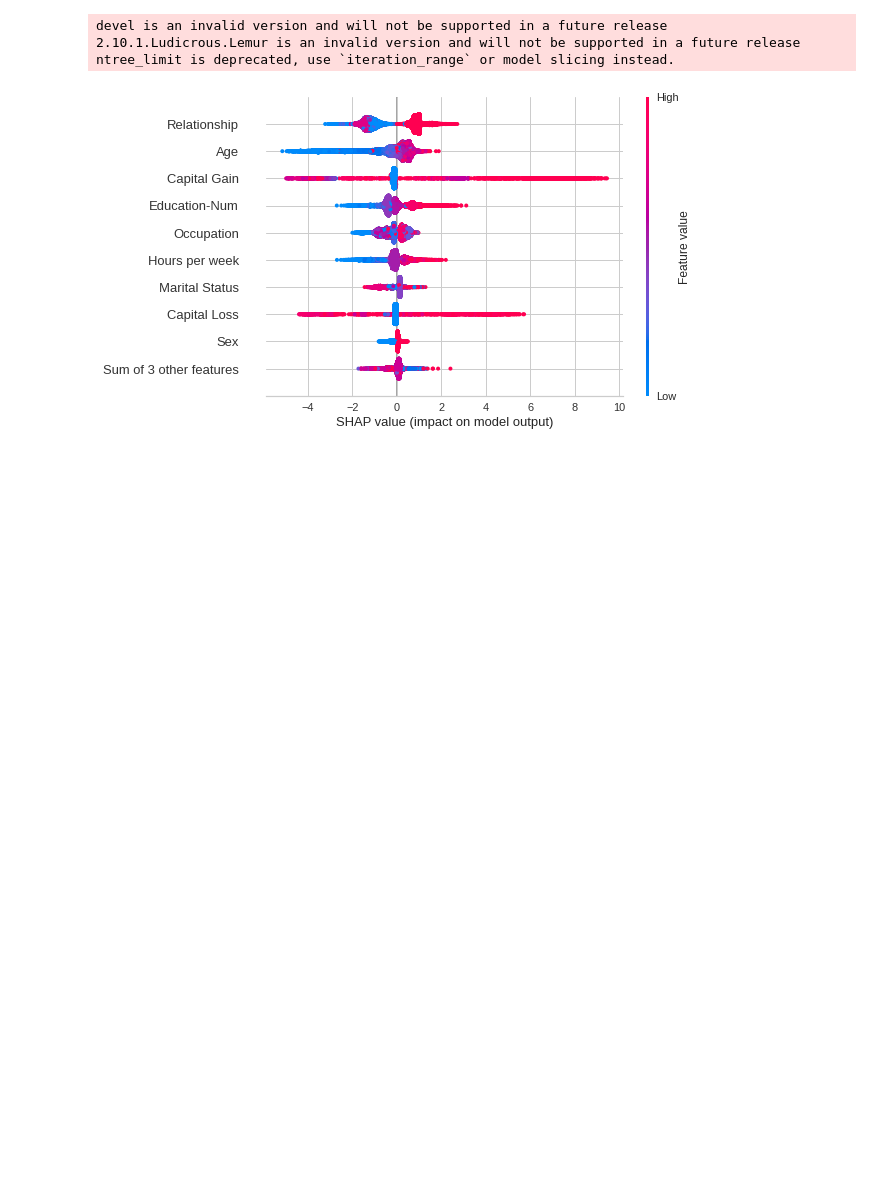
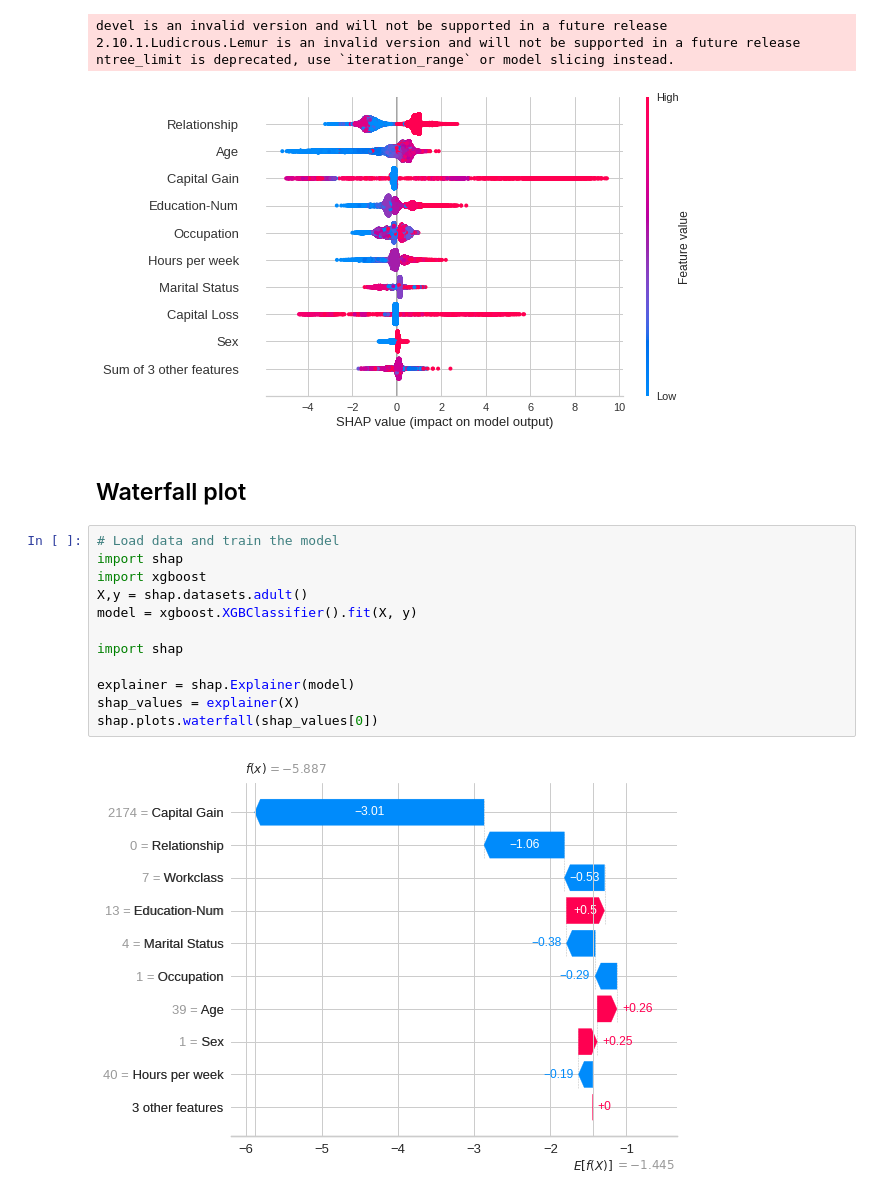
Before and after one commit to alessandro1802/ml-visualizations, a Jupyter notebook: notebook.ipynb, the cells around one changed output. Cells and saved outputs as stored; diff of their text form; blank space fills up the shorter version.

```diff
--- a/notebook.ipynb
+++ b/notebook.ipynb
@@ -95,3 +95,19 @@ devel is an invalid version and will not be supported in a future release
 2.10.1.Ludicrous.Lemur is an invalid version and will not be supported in a future release
 ntree_limit is deprecated, use `iteration_range` or model slicing instead.
 [figure]
+# %% [markdown]
+## Waterfall plot
+# %%
+# Load data and train the model
+import shap
+import xgboost
+X,y = shap.datasets.adult()
+model = xgboost.XGBClassifier().fit(X, y)
+
+import shap
+
+explainer = shap.Explainer(model)
+shap_values = explainer(X)
+shap.plots.waterfall(shap_values[0])
+# %% [output]
+[figure, added]
```
Also changed, not shown: parts of 3 cells of this notebook.
